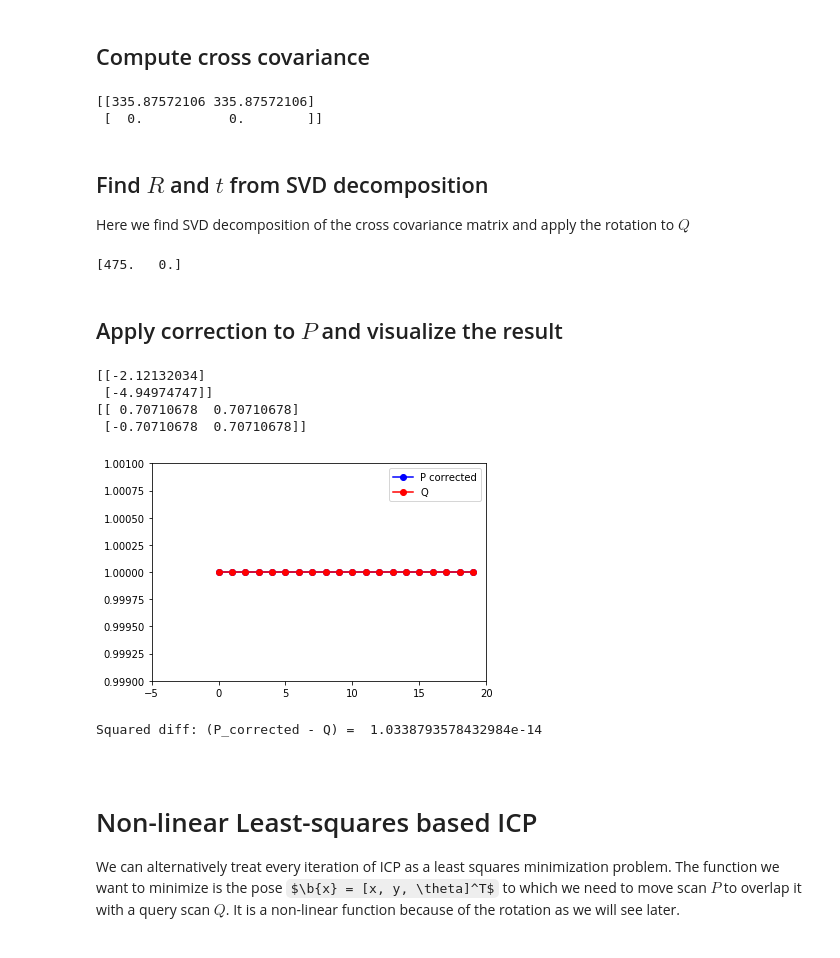
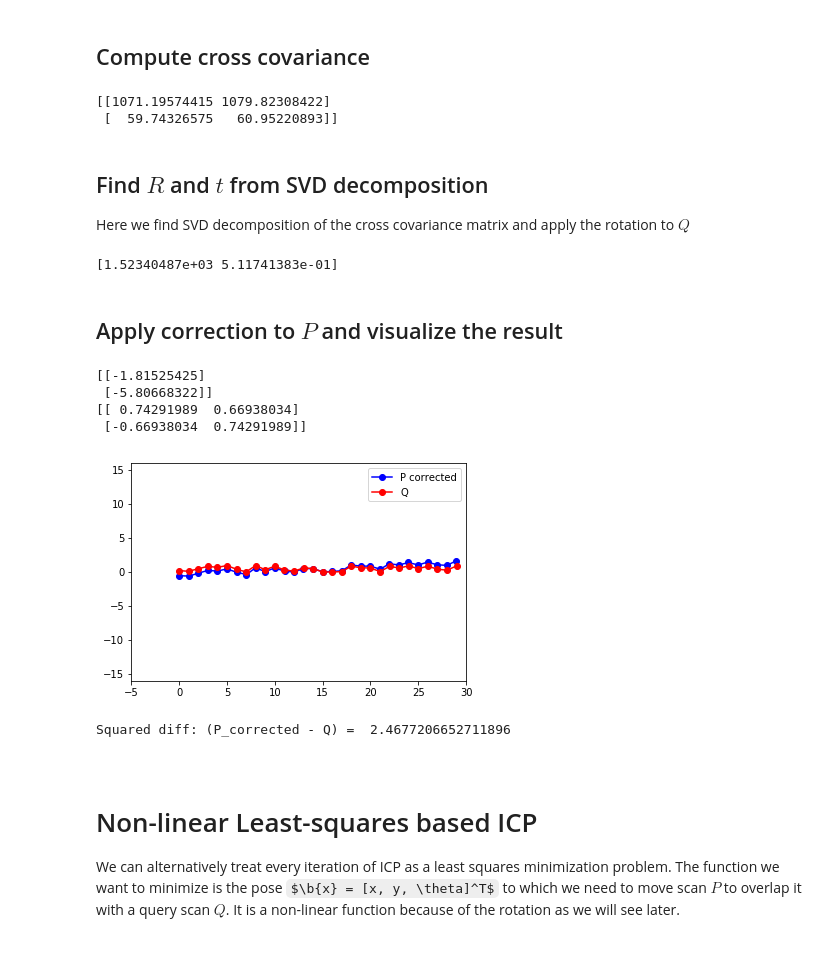
Before and after one commit to niosus/notebooks, a Jupyter notebook: icp.ipynb, the cells around one changed output. Drawn from its saved outputs; the diff is of its cells as text; code cells hidden in the pictures; some formulas as TeX source.

```diff
--- a/icp.ipynb
+++ b/icp.ipynb
@@ -54,11 +53,11 @@ plt.show()
 # %% [markdown]
 ## Centered data: ##
 # %%
-mu_P = P.mean(1)
-mu_Q = Q.mean(1)
+mu_P = np.array([P.mean(axis=1)]).T
+mu_Q = np.array([Q.mean(axis=1)]).T
 P_centered = P - mu_P
 Q_centered = Q - mu_Q
-lim = [-10, 10]
+lim = [-16, 16]
 ax = plot_data(P_centered, Q_centered,
                label_1='P centered',
                label_2='Q centered',
@@ -101,7 +100,6 @@ def draw_correspondeces(P, Q, correspondences, ax):
     ax.legend()
 
 correspondences = get_correspondence_indices(P_centered, Q_centered)
-lim = [-10, 10]
 ax = plot_data(P_centered, Q_centered,
                label_1='P centered',
                label_2='Q centered',
@@ -154,44 +152,44 @@ t &=& \mu_Q - R \mu_P
 ## Compute cross covariance ##
 # %%
 def compute_cross_covariance(P, Q, correspondences):
-    cov = zeros((2, 2))
+    cov = np.zeros((2, 2))
     for i, j in correspondences:
-        p_point = P[:, i]
-        q_point = Q[:, j]
-        cov += q_point * p_point.T
+        p_point = P[:, [i]]
+        q_point = Q[:, [j]]
+        cov += q_point.dot(p_point.T)
     return cov
 
 cov = compute_cross_covariance(P_centered, Q_centered, correspondences)
 print(cov)
 # %% [output]
-[[335.87572106 335.87572106]
- [  0.           0.        ]]
+[[1071.19574415 1079.82308422]
+ [  59.74326575   60.95220893]]
 # %% [markdown]
 ## Find $R$ and $t$ from SVD decomposition ##
 Here we find SVD decomposition of the cross covariance matrix and apply the rotation to $Q$
 # %%
 U, S, V_T = np.linalg.svd(cov)
 print(S)
-R_found = U * V_T
-t_found = mu_Q - R_found * mu_P
+R_found = U.dot(V_T)
+t_found = mu_Q - R_found.dot(mu_P)
 # %% [output]
-[475.   0.]
+[1.52340487e+03 5.11741383e-01]
 # %% [markdown]
 ## Apply correction to $P$ and visualize the result ##
 # %%
-P_corrected = R_found * P + t_found
 print(t_found)
 print(R_found)
-ax = plot_data(P_corrected, Q, label_1='P corrected', label_2='Q', ylim=[0.999, 1.001])
+P_corrected = R_found.dot(P) + t_found
+ax = plot_data(P_corrected, Q, label_1='P corrected', label_2='Q', ylim=lim)
 plt.show()
 print("Squared diff: (P_corrected - Q) = ", np.linalg.norm(P_corrected - Q))
 # %% [output]
-[[-2.12132034]
- [-4.94974747]]
-[[ 0.70710678  0.70710678]
- [-0.70710678  0.70710678]]
+[[-1.81525425]
+ [-5.80668322]]
+[[ 0.74291989  0.66938034]
+ [-0.66938034  0.74291989]]
-[figure, old version]
+[figure, new version]
-Squared diff: (P_corrected - Q) =  1.0338793578432984e-14
+Squared diff: (P_corrected - Q) =  2.4677206652711896
 # %% [markdown]
 $\newcommand{\b}[1]{\boldsymbol{\mathrm{#1}}}$
 $\newcommand{\R}{\boldsymbol{\mathrm{R}}}$
```
Also changed, not shown: parts of 10 cells of this notebook.
